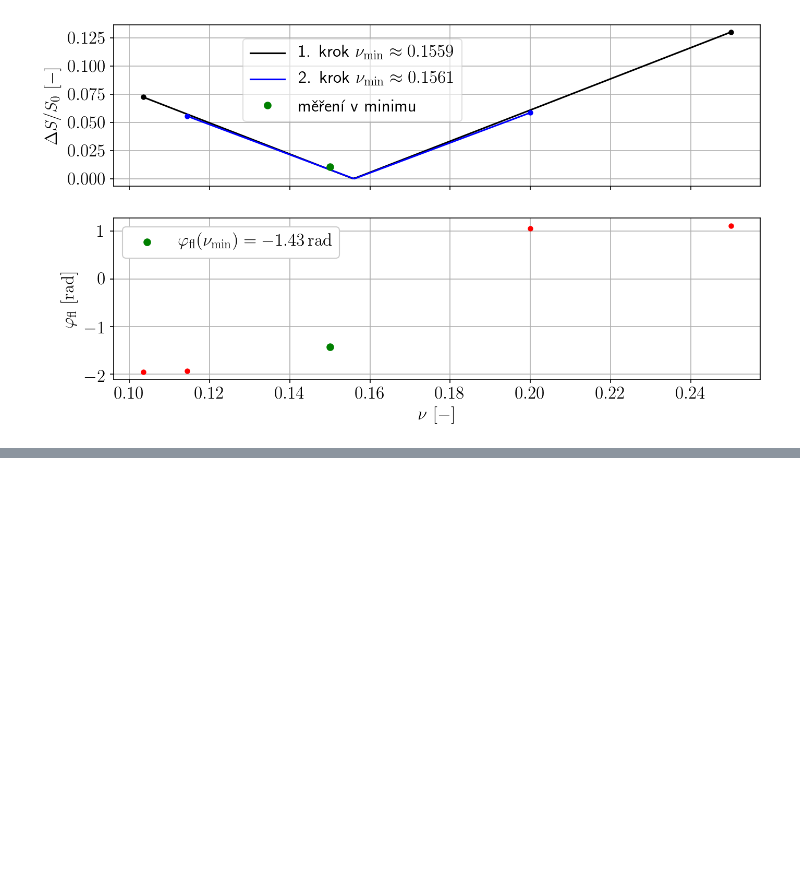
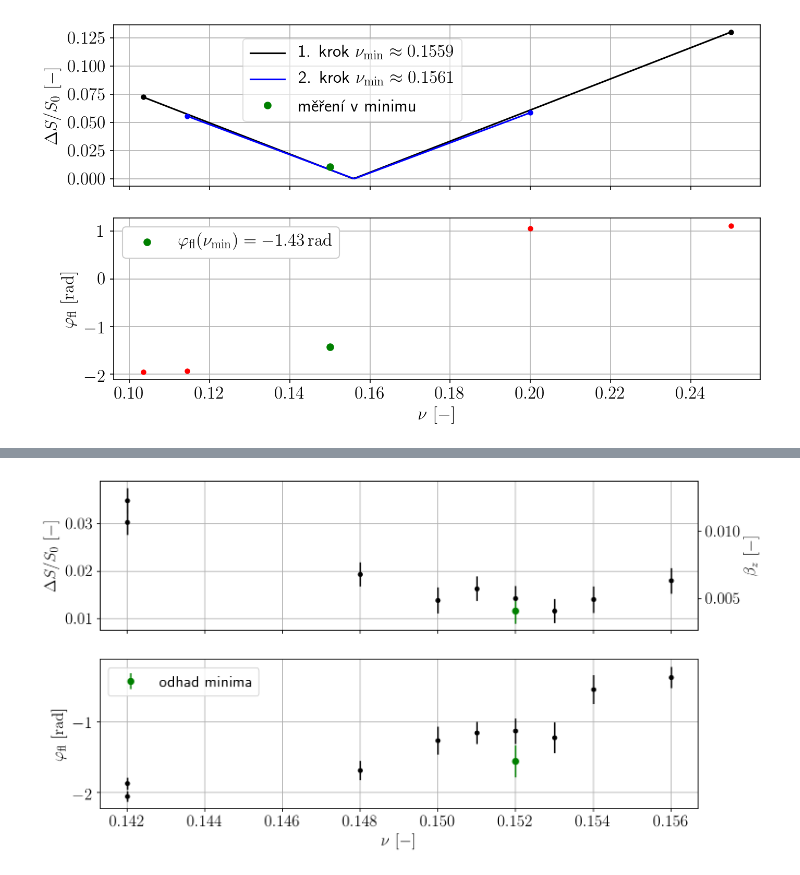
Before and after one commit to dvadlejch/Julia_vypocty_diplomka, a Jupyter notebook: julia_plots/ax_EMM_min_plot.ipynb, the cells around one changed output, grey strips where cells are left out. Cells and saved outputs as stored; diff of their text form; code cells hidden in the pictures; blank space fills up the shorter version.

```diff
--- a/julia_plots/ax_EMM_min_plot.ipynb
+++ b/julia_plots/ax_EMM_min_plot.ipynb
@@ -440,0 +739,45 @@ ax2.legend(framealpha=1)
+# %%
+f, (ax1, ax2) = plt.subplots(2,1, sharex=True, figsize=(sizex/my_dpi, sizey/my_dpi), dpi=my_dpi)
+
+ax1.errorbar(nu[4:], np.abs(DeltaS_S_ratio[4:]), fmt='.', color='black', yerr=Delta_S_S_ratio_sigma[4:], markersize=8)
+
+#--- mereni v minimu
+# x.errorbar(nu[np.argmin(beta)], np.abs(DeltaS_S_ratio[np.argmin(beta)]), fmt='.', color='green',
+#           yerr = Delta_S_S_ratio_sigma[np.argmin(beta)], markersize=10)
+ax1.errorbar(nu[10], np.abs(DeltaS_S_ratio[10]), fmt='.', color='green',
+          yerr = Delta_S_S_ratio_sigma[10], markersize=12, label=r"odhad minima")
+
+# plot hledane modulace
+# ax1.axhline(DeltaS_S_ratio_xz_teor, linewidth=1, linestyle='--', color='blue')
+
+ax12 = ax1.twinx()
+# x2.errorbar(nu[4:], beta[4:], fmt='.', yerr=beta_sigma[4:], color='blue')
+ax12.errorbar(nu[4:], beta[4:],fmt='.',
+            yerr=beta_sigma[4:], alpha=0)
+
+ax2.errorbar(nu[4:], fot_phi[4:], fmt='.', color='black', yerr=fot_phi_sigma[4:], markersize=8)
+
+#--- mereni v minimu
+# x.errorbar(nu[np.argmin(beta)], np.abs(DeltaS_S_ratio[np.argmin(beta)]), fmt='.', color='green',
+#           yerr = Delta_S_S_ratio_sigma[np.argmin(beta)], markersize=10)
+ax2.errorbar(nu[10], fot_phi[10], fmt='.', color='green',
+          yerr = fot_phi_sigma[10], markersize=12, label=r"odhad minima")
+
+# plot hledane modulace
+# ax2.axhline(fot_phi_xz_teor, linewidth=1, linestyle='--', color='blue', label=r"hledaná modulace a fáze")
+
+
+# --- popisky
+ax2.set_xlabel(r"$ \nu \, \, \rm [-]$")
+ax1.set_ylabel(r"$ \Delta S / S_0 \, \, \rm [-]$")
+ax12.set_ylabel(r"$ \beta_{z} \, \, \rm [-] $")
+ax2.set_ylabel(r"$\varphi_{\rm fl} \, \, \rm [rad] $")
+
+# ax1.legend()
+ax1.grid()
+ax2.legend()
+ax2.grid()
+
+# plt.savefig("/home/dan/diplomka_winfiles/Julia_vypocty_diplomka/julia_plots/ax_EMM_minim_proces_detail_03_05_2020.svg", bbox_inches="tight")
+# %% [output]
+[figure, added]
```
Also changed, not shown: parts of 15 cells of this notebook, 21 other files.
